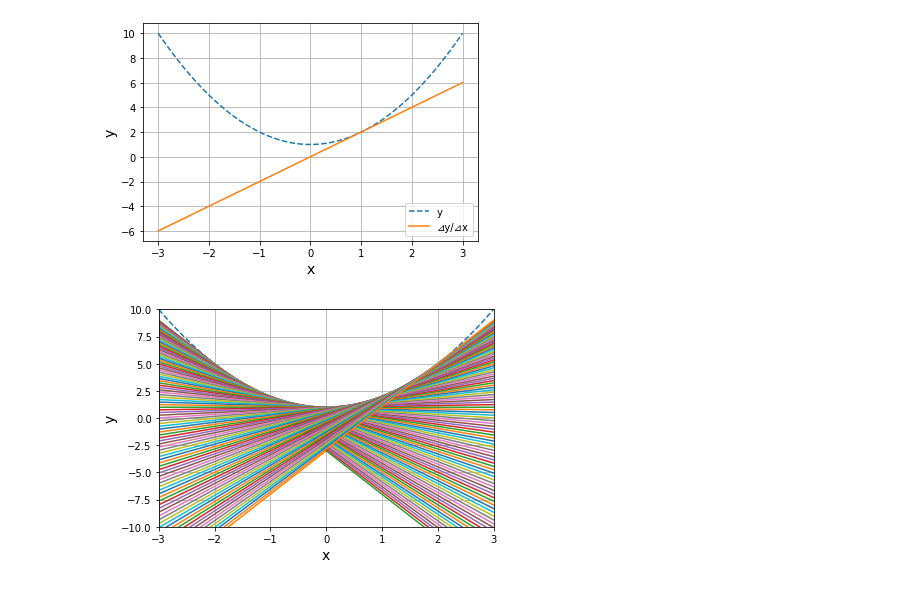
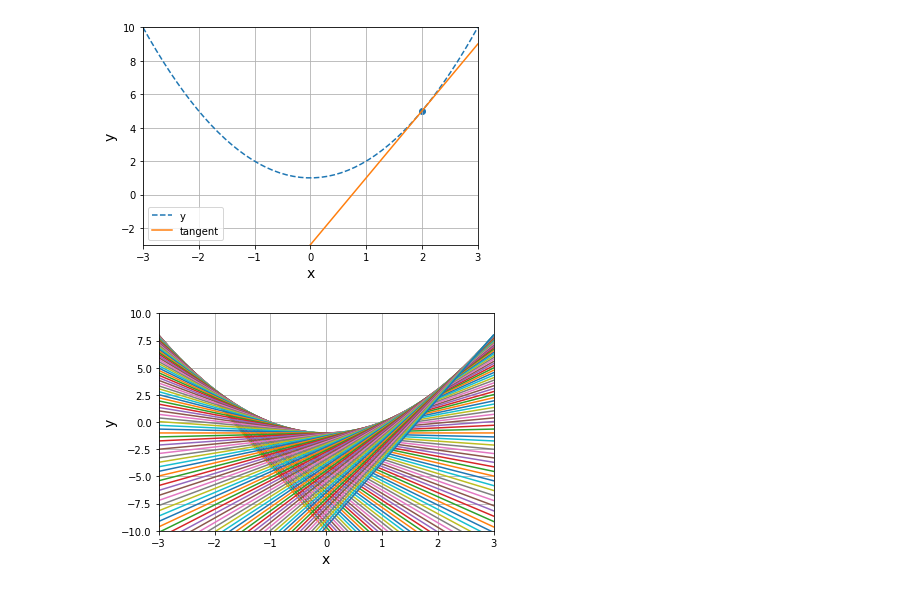
Before and after one commit to kokoichi206/til, a Jupyter notebook: ds/youtube/differentiation.ipynb, the cells around one changed output. Saved outputs shown, nothing was run; the diff lists cells and outputs as text; code cells hidden in the pictures.

Commit message:
tangent related

```diff
--- a/ds/youtube/differentiation.ipynb
+++ b/ds/youtube/differentiation.ipynb
@@ -22,19 +49,27 @@ plt.show()
 # %%
+import numpy as np
 import matplotlib.pyplot as plt
 
-def my_func(x):  # y=x^2+1を表す関数
+def quad_func(x):  # y=x^2+1を表す関数
     y = x**2 + 1
     return y
 
+def tangent(func, x, a):
+    delta_x = 1e-4
+    derivative = (func(a+delta_x) - func(a)) / delta_x
+    return derivative * (x - a) + func(a)
+
 x = np.linspace(-3, 3)
-y = my_func(x)
+y = quad_func(x)
 plt.plot(x, y, label="y", linestyle="dashed")
 
-## 注意！これは接線ぽくて接線じゃない！！
-delta_x = 0.01  # 0に近い⊿xの値
-delta_y = my_func(x+delta_x) - my_func(x)  # ⊿y
-delta_y_delta_x = delta_y / delta_x  # ⊿x/⊿y
-plt.plot(x, delta_y_delta_x, label="⊿y/⊿x")
+## x = 2 の時の接線
+a = 2
+tangent = tangent(quad_func, x, a)
+plt.plot(x, tangent, label="tangent")
+
+## x = 2 の点も描画しておく
+plt.scatter(a, quad_func(a))
 
 plt.legend()
 
@@ -42,45 +77,44 @@ plt.xlabel("x", size=14)
 plt.ylabel("y", size=14)
 plt.grid()
 
+plt.xlim([-3, 3])
+plt.ylim([-3, 10])
+
 plt.show()
 # %% [output]
-[figure, old version]
+[figure, new version]
 # %%
+import numpy as np
 import matplotlib.pyplot as plt
 
-def my_func(x):  # y=x^2+1を表す関数
-    y = x**2 + 1
+def quad_func(x):  # y=x^2+1を表す関数
+    y = x**2 - 1
     return y
 
 def tangent(func, x, a):
     delta_x = 1e-4
     derivative = (func(a+delta_x) - func(a)) / delta_x
     return derivative * (x - a) + func(a)
 
 x = np.linspace(-3, 3)
-y = my_func(x)
+y = quad_func(x)
 plt.plot(x, y, label="y", linestyle="dashed")
 
-## x = 4の時の接線
-plt.plot(x, tangent(my_func, x, 2), label="⊿y/⊿x")
-
-START_X = -2
-END_X = 2
+# あらゆる点における接戦を描く
+START_X = -3
+END_X = 3
 NUM_STEPS = 100
 for i in range(NUM_STEPS):
     a = START_X + (END_X-START_X) * i / NUM_STEPS
-    plt.plot(x, tangent(my_func, x, a), label="⊿y/⊿x")
-
-
-# plt.legend()
+    plt.plot(x, tangent(quad_func, x, a))
 
 plt.xlabel("x", size=14)
 plt.ylabel("y", size=14)
 plt.grid()
 
 plt.xlim([-3, 3])
 plt.ylim([-10, 10])
 
 plt.show()
 # %% [output]
-[figure, old version]
+[figure, new version]
```
Also changed, not shown: parts of 3 cells of this notebook, 3 other files.
